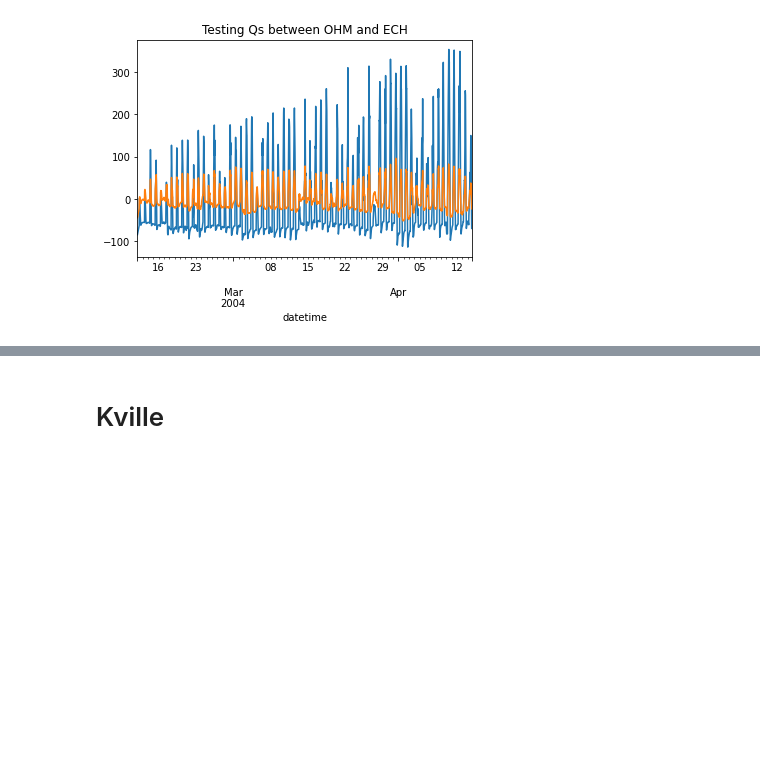
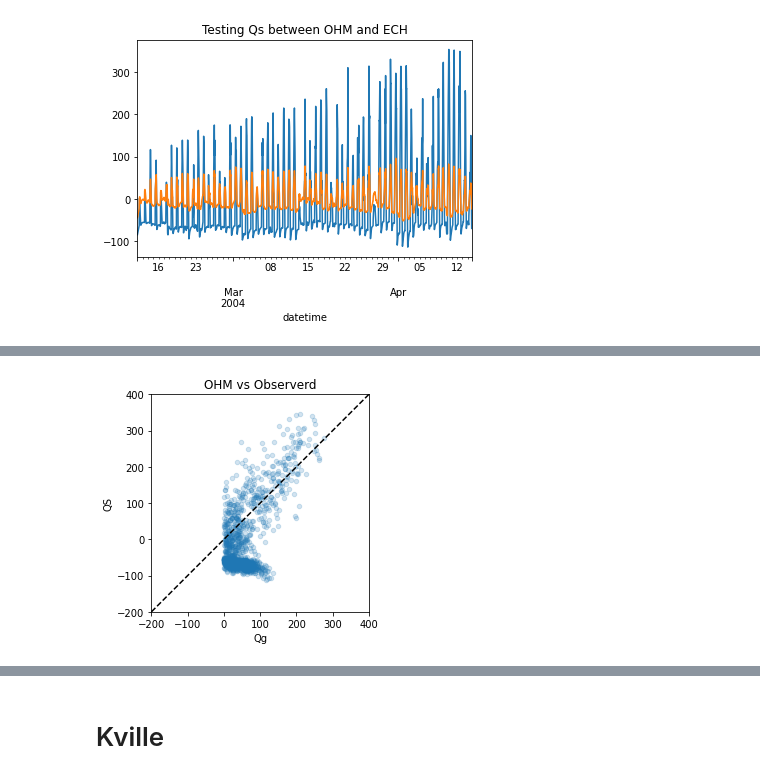
Before and after one commit to gusbacos/SUEWS_DB_Typology_test, a Jupyter notebook: code/run_tests.ipynb, the cells around one changed output, grey strips where cells are left out. Saved outputs shown, nothing was run; the diff lists cells and outputs as text; code cells hidden in the pictures; blank space fills up the shorter version.

```diff
--- a/code/run_tests.ipynb
+++ b/code/run_tests.ipynb
@@ -444 +460,9 @@ df_output_a2.SUEWS.loc[grid].loc[:,'QS'].plot()
+# %%
+ax = df_comp.plot.scatter(x="Qg", y="QS", alpha=0.2, style="..", title='OHM vs Observerd')
+_ = ax.set_aspect("equal", "box")
+_ = ax.set_xlim(-200, 400)
+_ = ax.set_ylim(-200, 400)
+_ = ax.plot([-200, 400], [-200, 400], "k--")
+# %% [output]
+[figure, added]
 # %%
```
Also changed, not shown: parts of 5 cells of this notebook, 3 other files.
